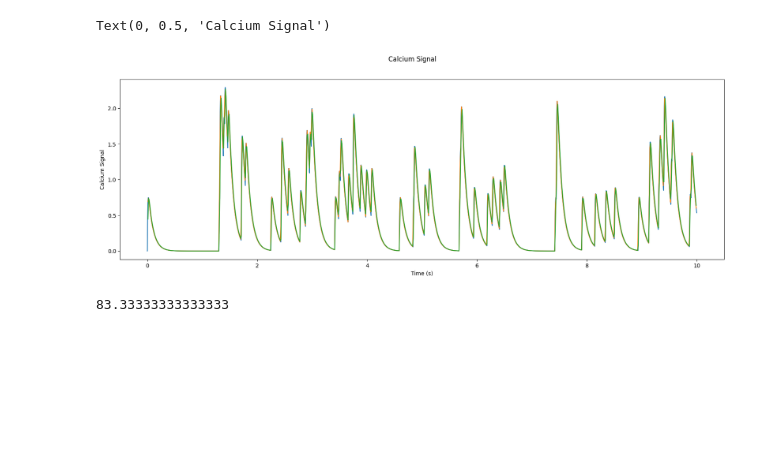
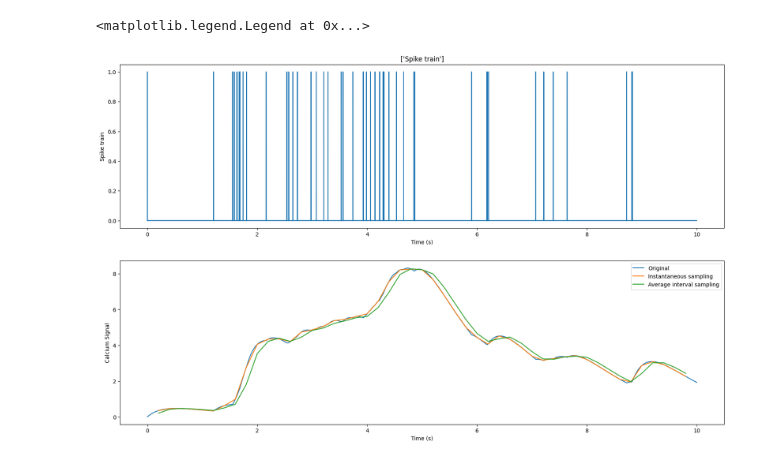
Before and after one commit to Joel-Bauer/Imaging_Calculators, a Jupyter notebook: small_model.ipynb, the cells around one changed output. Saved outputs shown, nothing was run; the diff lists cells and outputs as text; code cells hidden in the pictures; blank space fills up the shorter version.

```diff
--- a/small_model.ipynb
+++ b/small_model.ipynb
@@ -48,7 +48,7 @@ def get_sensor_value(sensor='GCaMP6s'):
 # %%
 sampling_frequency = 10000  # 100 kHz
 duration = 10  # 1 second
-spike_probability = 5/sampling_frequency  # 0.1%
+spike_probability = 10/sampling_frequency  # 0.1%
 downtime=1
 
 # Generate time axis
@@ -57,7 +57,9 @@ time = np.arange(0, duration, 1.0/sampling_frequency)
 # add refractory period
 
 # Generate spike train signal
-spike_train = np.random.choice([0, 1], size=len(time), p=[1-spike_probability, spike_probability])
+spike_train_a = np.random.choice([0, 1], size=len(time)//2, p=[1-spike_probability, spike_probability])
+spike_train_b = np.random.choice([0, 1], size=len(time)//2, p=[1-spike_probability/5, spike_probability/5])
+spike_train=np.concatenate((spike_train_a,spike_train_b))
 
 # first spike at 0.1 s no spikes
 spike_train[0:int(downtime*sampling_frequency)] = 0
@@ -95,12 +97,12 @@ Text(0, 0.5, 'Firing rate (Hz)')
 # %%
-sensor = 'GCaMP8f'
+sensor = 'GCaMP6m'
 rise_time, decay_time = get_sensor_value(sensor)
 
 # Calculate the calcium signal
 calcium_signal = np.convolve(spike_train, np.exp(-time / decay_time) - np.exp(-time / rise_time))
 calcium_signal = calcium_signal[0:time.size]
 # Plot the calcium signal
-fig = plt.figure(figsize=(8, 6))
+fig = plt.figure(figsize=(8, 4))
 fig.suptitle('Convolved spike train: ' + sensor)
 plt.plot(time,calcium_signal)
 plt.xlabel('Time (s)')
@@ -111,25 +113,28 @@ Text(0, 0.5, 'Calcium Signal')
 # %%
-recording_frequency = 90 # 30 Hz
+recording_frequency = 5 # 30 Hz
 time_new = time[int(sampling_frequency/recording_frequency):-1:int(sampling_frequency/recording_frequency)]
 
 calcium_signal_2p = calcium_signal[int(sampling_frequency/recording_frequency):-1:int(sampling_frequency/recording_frequency)]
 # now instead of resampling, average sampling
 calcium_signal_1p = np.zeros(len(time_new))
 for i in range(len(time_new)):
     calcium_signal_1p[i] = np.mean(calcium_signal[i*int(sampling_frequency/recording_frequency):(i+1)*int(sampling_frequency/recording_frequency)])
 
 # plot calcium trace again but sampled at 30Hz. once with instantaneous sampling and once with average interval sampling
-fig = plt.figure(figsize=(20, 6))
-fig.suptitle('Calcium Signal')
-plt.plot(time,calcium_signal, label='Original')
-plt.plot(time_new,calcium_signal_2p, label='Instantaneous sampling')
-plt.plot(time_new,calcium_signal_1p, label='Average interval sampling')
-plt.xlabel('Time (s)')
-plt.ylabel('Calcium Signal')
+fig = plt.figure(figsize=(20, 12))
+
+subplots = fig.subplots(2, 1)
+subplots[0].set_title(['Spike train'])
+subplots[0].plot(time, spike_train)
+subplots[0].set_xlabel('Time (s)')
+subplots[0].set_ylabel('Spike train')
+
+subplots[1].plot(time,calcium_signal, label='Original')
+subplots[1].plot(time_new,calcium_signal_2p, label='Instantaneous sampling')
+subplots[1].plot(time_new,calcium_signal_1p, label='Average interval sampling')
+subplots[1].set_xlabel('Time (s)')
+subplots[1].set_ylabel('Calcium Signal')
+subplots[1].legend()
 # %% [output]
-Text(0, 0.5, 'Calcium Signal')
+<matplotlib.legend.Legend at 0x...>
-[figure, old version]
+[figure, new version]
-# %%
-1000/12
-# %% [output]
-83.33333333333333
```
Also changed, not shown: parts of 2 cells of this notebook.
